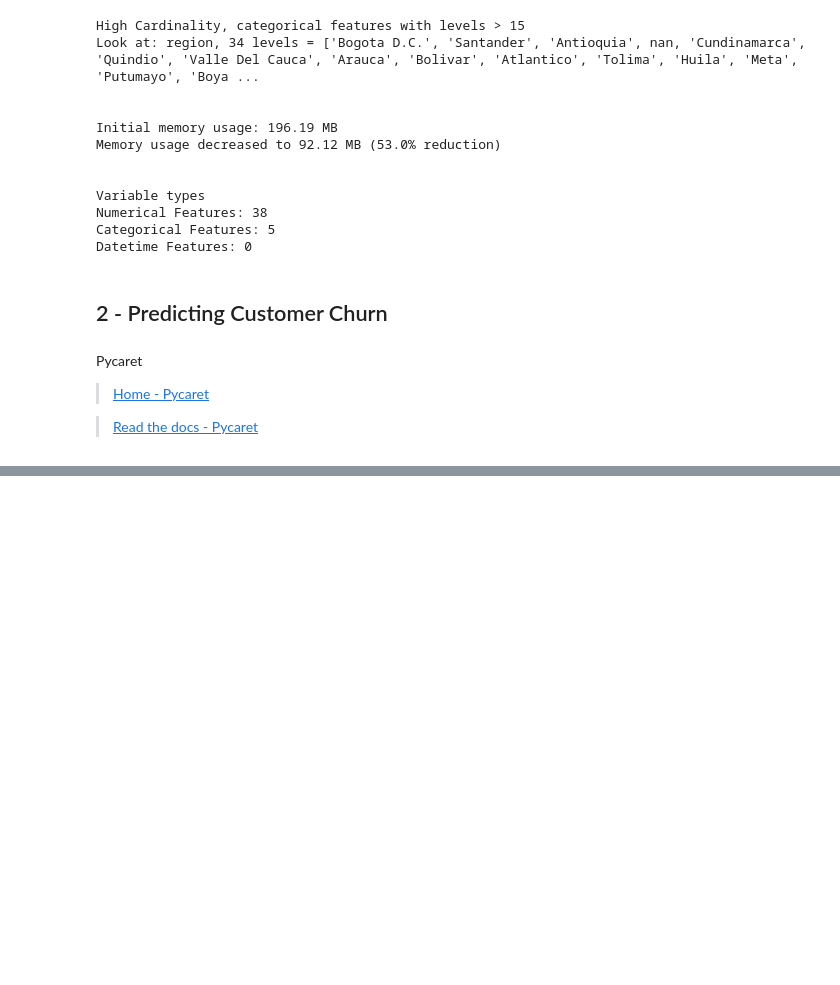
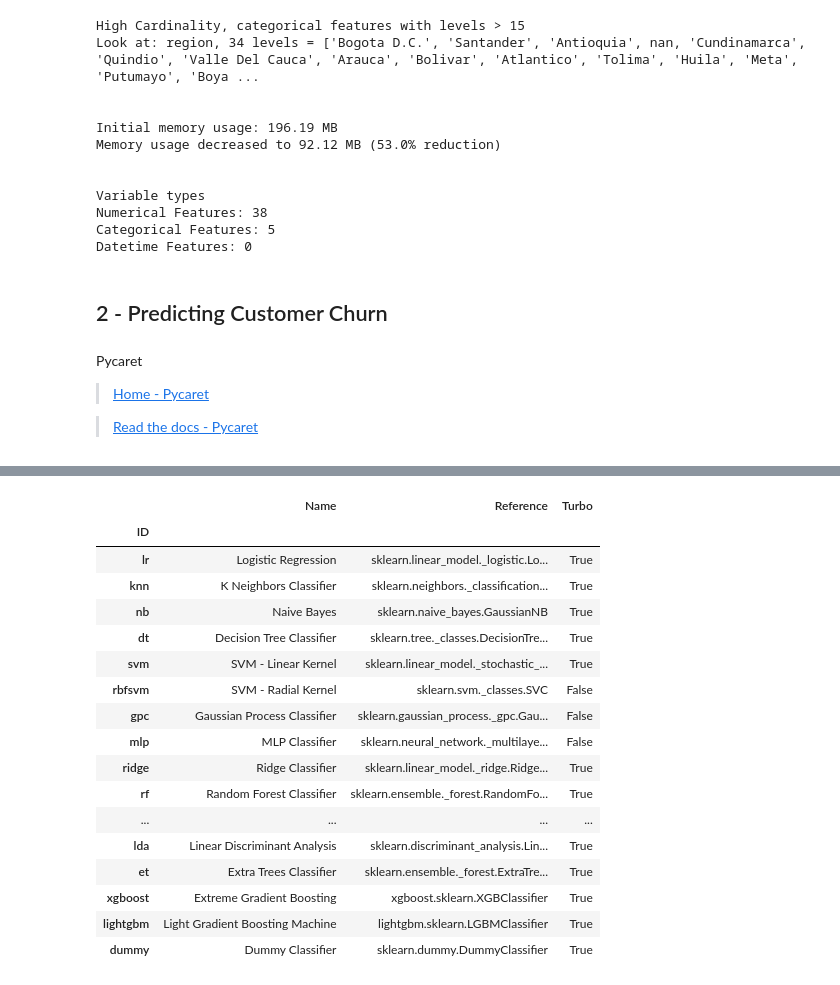
Before and after one commit to leandroaguazaco/data_science_portfolio, a Jupyter notebook: Projects/04-Churn_Telco_Analysis/04_Churn_Telco_Analysis_02_Premodeling.ipynb, the cells around one changed output, grey strips where cells are left out. Drawn from its saved outputs; the diff is of its cells as text; code cells hidden in the pictures; blank space fills up the shorter version.

Commit message:
PyCaret models

```diff
--- a/Projects/04-Churn_Telco_Analysis/04_Churn_Telco_Analysis_02_Premodeling.ipynb
+++ b/Projects/04-Churn_Telco_Analysis/04_Churn_Telco_Analysis_02_Premodeling.ipynb
@@ -303,0 +365,22 @@ churn_binaryclass.setup(data = churn_df,
+# %%
+# PyCaret Models
+churn_binaryclass.models()
+# %% [output]
+|  | Name | Reference | Turbo |
+| ID |  |  |  |
+| lr | Logistic Regression | sklearn.linear_model._logistic.Lo... | True |
+| knn | K Neighbors Classifier | sklearn.neighbors._classification... | True |
+| nb | Naive Bayes | sklearn.naive_bayes.GaussianNB | True |
+| dt | Decision Tree Classifier | sklearn.tree._classes.DecisionTre... | True |
+| svm | SVM - Linear Kernel | sklearn.linear_model._stochastic_... | True |
+| rbfsvm | SVM - Radial Kernel | sklearn.svm._classes.SVC | False |
+| gpc | Gaussian Process Classifier | sklearn.gaussian_process._gpc.Gau... | False |
+| mlp | MLP Classifier | sklearn.neural_network._multilaye... | False |
+| ridge | Ridge Classifier | sklearn.linear_model._ridge.Ridge... | True |
+| rf | Random Forest Classifier | sklearn.ensemble._forest.RandomFo... | True |
+| ... | ... | ... | ... |
+| lda | Linear Discriminant Analysis | sklearn.discriminant_analysis.Lin... | True |
+| et | Extra Trees Classifier | sklearn.ensemble._forest.ExtraTre... | True |
+| xgboost | Extreme Gradient Boosting | xgboost.sklearn.XGBClassifier | True |
+| lightgbm | Light Gradient Boosting Machine | lightgbm.sklearn.LGBMClassifier | True |
+| dummy | Dummy Classifier | sklearn.dummy.DummyClassifier | True |
```
Also changed, not shown: parts of 10 cells of this notebook.
